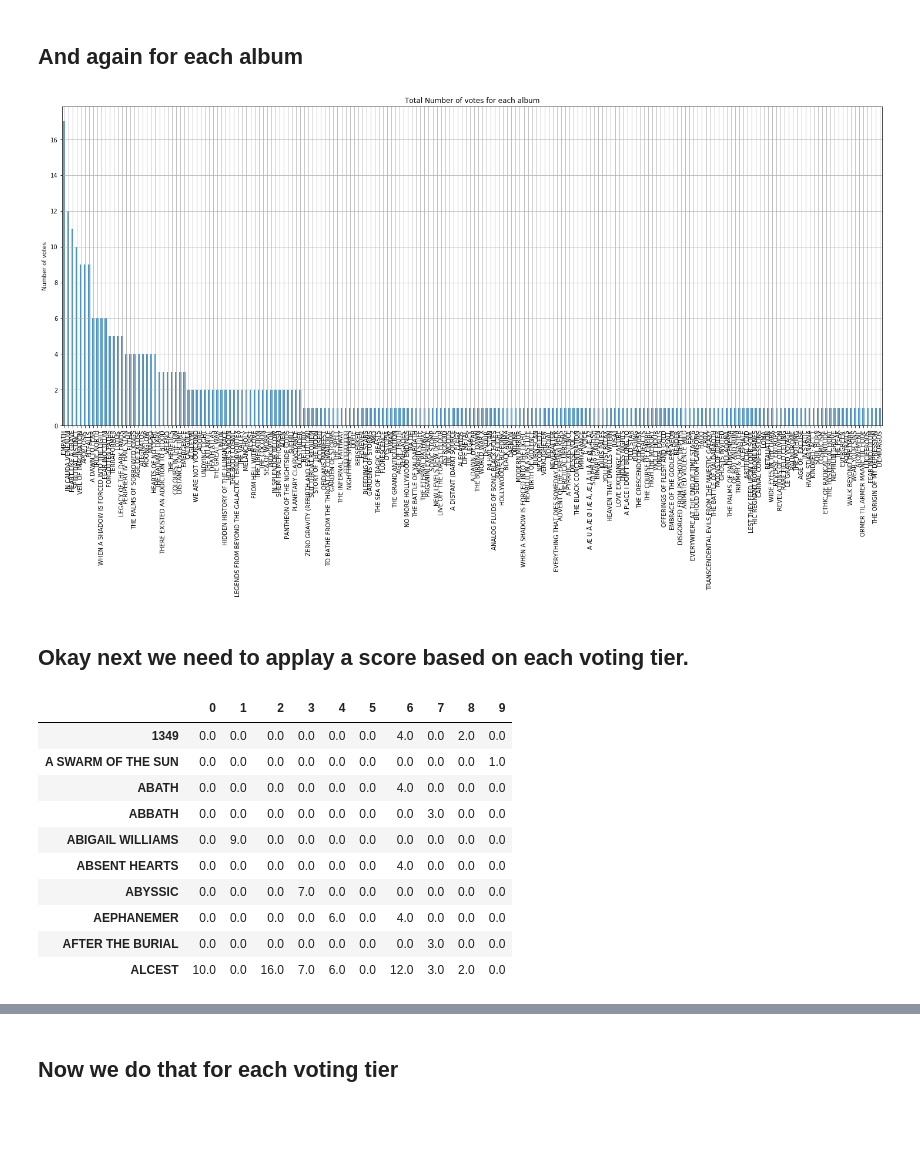
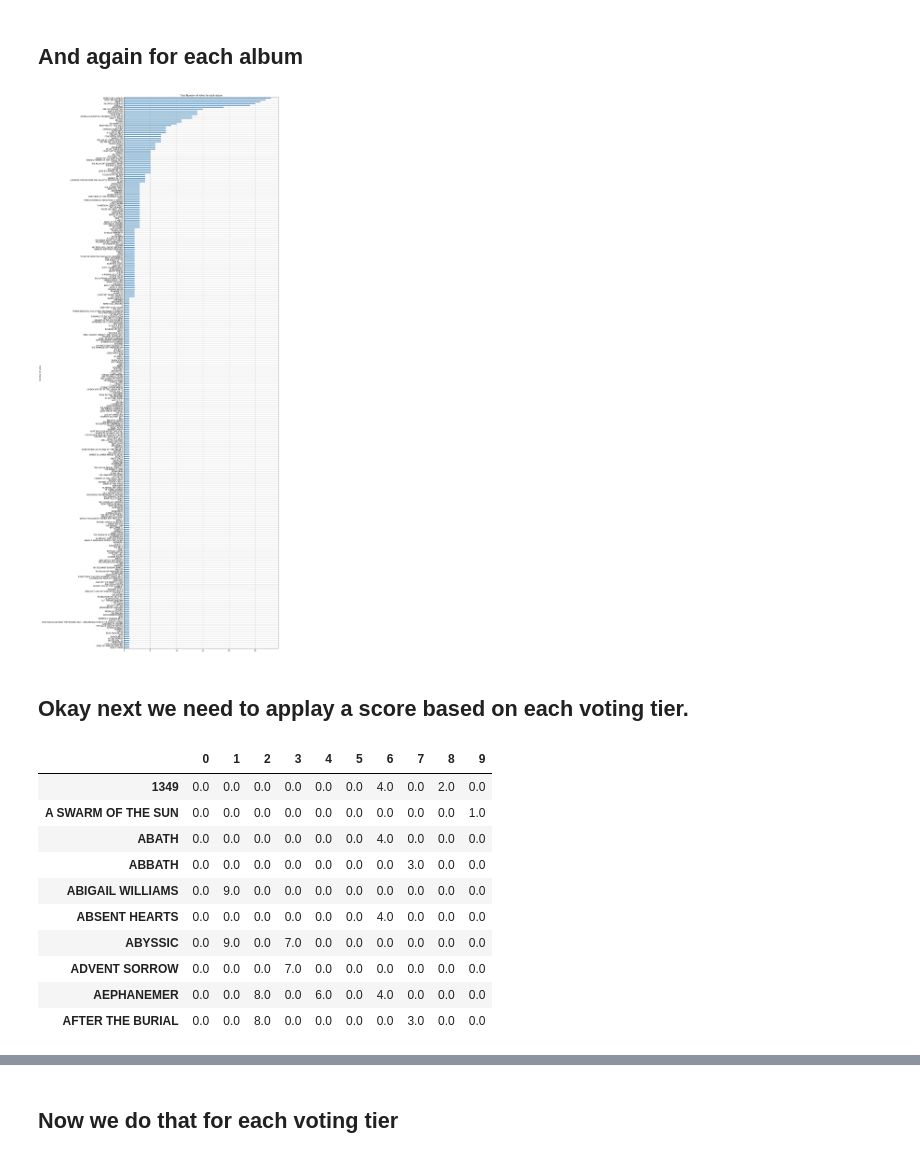
Before and after one commit to marrabld/Neo2019, a Jupyter notebook: data/2019count.ipynb, the cells around one changed output, grey strips where cells are left out. Saved outputs shown, nothing was run; the diff lists cells and outputs as text; code cells hidden in the pictures; blank space fills up the shorter version.

```diff
--- a/data/2019count.ipynb
+++ b/data/2019count.ipynb
@@ -22,7 +22,7 @@ import numpy as np
 ## Read in the data file and preview the first few rows
 # %%
 #votes = pd.read_excel('Test Results.xlsx')
-votes = pd.read_excel('Ne Obliviscaris - Patreon Exclusive Top 10 (Responses).xlsx')
+votes = pd.read_excel('Final - Ne Obliviscaris - Patreon Exclusive Top 10 (Responses).xlsx')
 votes.head()
 # %% [output]
 |  | Timestamp | 1. | 2. | 3. | 4. | 5. | 6. | 7. | 8. | 9. | 10. |
@@ -182,20 +183,21 @@ pylab.grid()
 # %% [markdown]
 ## And again for each album
 # %%
-pylab.figure(figsize=(25,10))
+pylab.figure(figsize=(15, 55))
 stack = []
 for ii in range(album.shape[1]):
     for jj in range(album.shape[0]):
         stack.append(album[jj, ii])
 
 
-pd.Series(stack).value_counts().plot('bar', alpha=0.8)
+pd.Series(stack).value_counts(ascending=True).plot('barh', alpha=0.8)
 
 pylab.title('Total Number of votes for each album')
 pylab.ylabel('Number of votes')
 pylab.grid()
+pylab.savefig('TotalVotesAlbum.png')
 # %% [output]
-[figure, old version]
+[figure, new version]
 # %% [markdown]
 ##  Okay next we need to applay a score based on each voting tier.
 # %%
@@ -209,10 +211,10 @@ pd_score.head(10)
 | ABBATH | 0.0 | 0.0 | 0.0 | 0.0 | 0.0 | 0.0 | 0.0 | 3.0 | 0.0 | 0.0 |
 | ABIGAIL WILLIAMS | 0.0 | 9.0 | 0.0 | 0.0 | 0.0 | 0.0 | 0.0 | 0.0 | 0.0 | 0.0 |
 | ABSENT HEARTS | 0.0 | 0.0 | 0.0 | 0.0 | 0.0 | 0.0 | 4.0 | 0.0 | 0.0 | 0.0 |
-| ABYSSIC | 0.0 | 0.0 | 0.0 | 7.0 | 0.0 | 0.0 | 0.0 | 0.0 | 0.0 | 0.0 |
-| AEPHANEMER | 0.0 | 0.0 | 0.0 | 0.0 | 6.0 | 0.0 | 4.0 | 0.0 | 0.0 | 0.0 |
-| AFTER THE BURIAL | 0.0 | 0.0 | 0.0 | 0.0 | 0.0 | 0.0 | 0.0 | 3.0 | 0.0 | 0.0 |
-| ALCEST | 10.0 | 0.0 | 16.0 | 7.0 | 6.0 | 0.0 | 12.0 | 3.0 | 2.0 | 0.0 |
+| ABYSSIC | 0.0 | 9.0 | 0.0 | 7.0 | 0.0 | 0.0 | 0.0 | 0.0 | 0.0 | 0.0 |
+| ADVENT SORROW | 0.0 | 0.0 | 0.0 | 7.0 | 0.0 | 0.0 | 0.0 | 0.0 | 0.0 | 0.0 |
+| AEPHANEMER | 0.0 | 0.0 | 8.0 | 0.0 | 6.0 | 0.0 | 4.0 | 0.0 | 0.0 | 0.0 |
+| AFTER THE BURIAL | 0.0 | 0.0 | 8.0 | 0.0 | 0.0 | 0.0 | 0.0 | 3.0 | 0.0 | 0.0 |
 # %%
 pylab.figure(figsize=(20,35))
 
```
Also changed, not shown: parts of 10 cells of this notebook, 7 other files.
